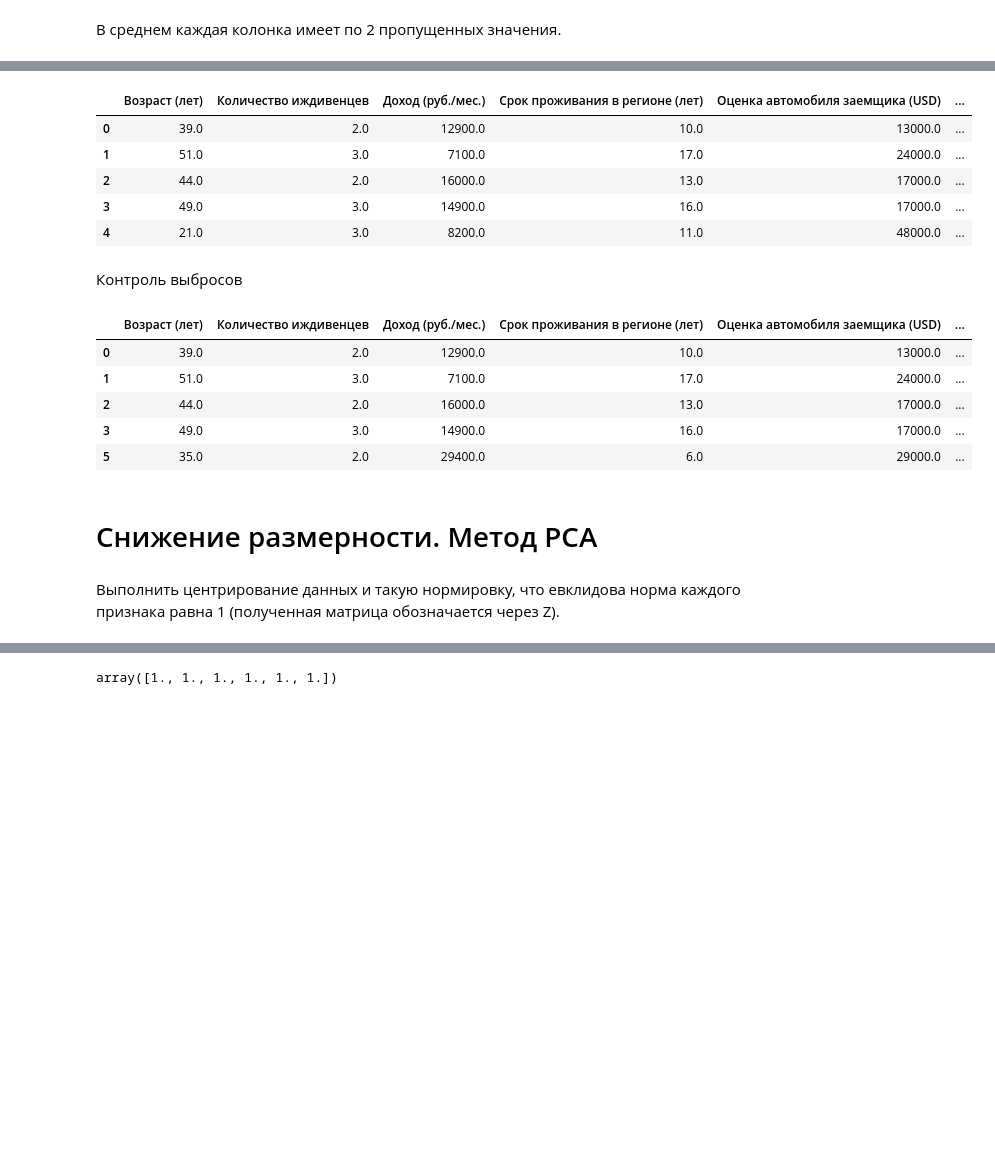
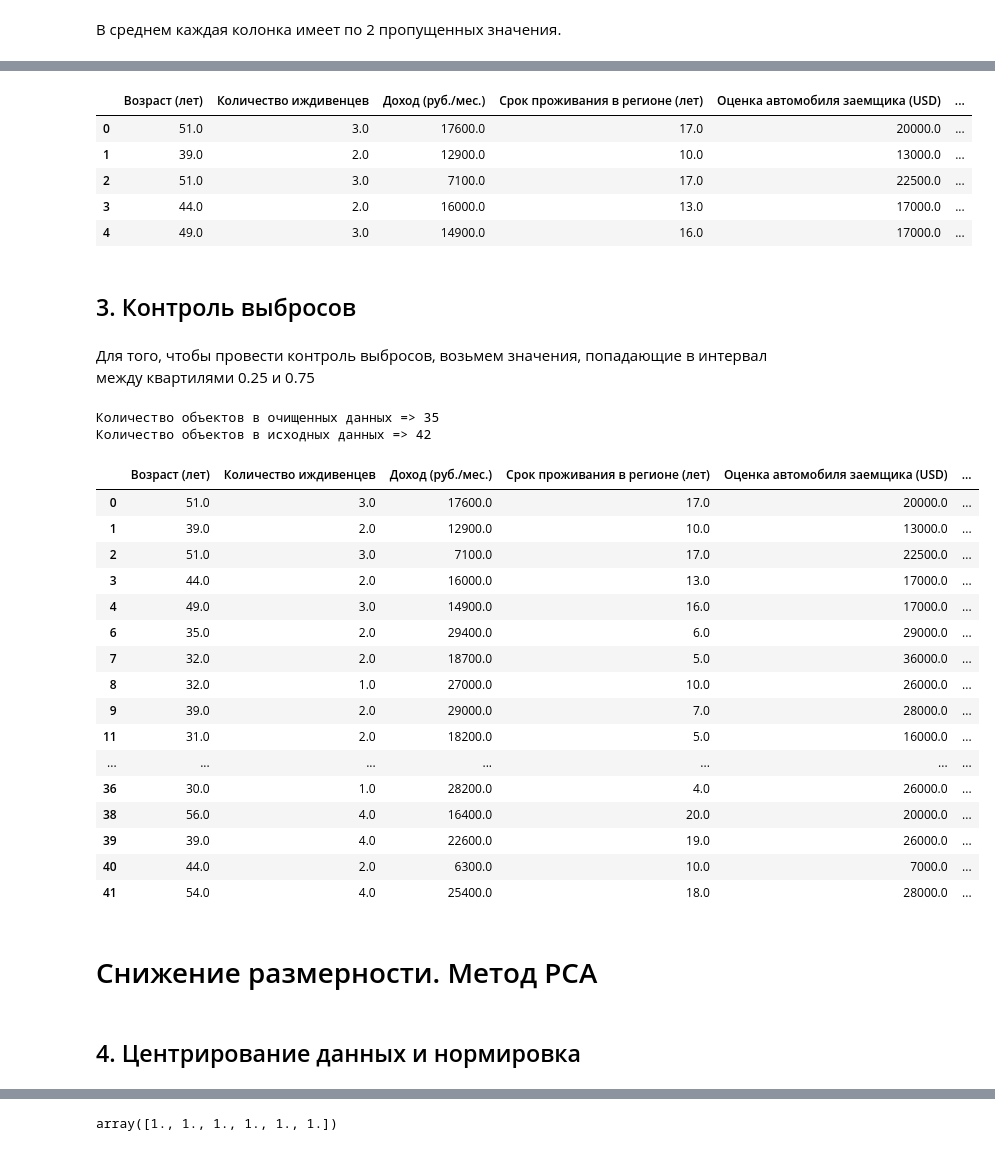
Before and after one commit to Vladislav-Kanev/data_preprocessing_PCA_MDA, a Jupyter notebook: report.ipynb, the cells around one changed output, grey strips where cells are left out. Saved outputs shown, nothing was run; the diff lists cells and outputs as text; code cells hidden in the pictures; blank space fills up the shorter version.

```diff
--- a/report.ipynb
+++ b/report.ipynb
@@ -17,7 +17,7 @@ columns = [
     "Размер кредита (тыс. руб.)"
     ]
 
-data = pd.read_excel('data/23MAG_HW_1_v2.xls', names=columns)
+data = pd.read_excel('data/23MAG_HW_1_v2.xls', header=None, names=columns)
 # %%
 data
 # %% [output]
@@ -87,13 +94,15 @@ data.fillna(data.median(), inplace=True)
 data.head()
 # %% [output]
 |  | Возраст (лет) | Количество иждивенцев | Доход (руб./мес.) | Срок проживания в регионе (лет) | Оценка автомобиля заемщика (USD) | ... |
-| 0 | 39.0 | 2.0 | 12900.0 | 10.0 | 13000.0 | ... |
-| 1 | 51.0 | 3.0 | 7100.0 | 17.0 | 24000.0 | ... |
-| 2 | 44.0 | 2.0 | 16000.0 | 13.0 | 17000.0 | ... |
-| 3 | 49.0 | 3.0 | 14900.0 | 16.0 | 17000.0 | ... |
-| 4 | 21.0 | 3.0 | 8200.0 | 11.0 | 48000.0 | ... |
+| 0 | 51.0 | 3.0 | 17600.0 | 17.0 | 20000.0 | ... |
+| 1 | 39.0 | 2.0 | 12900.0 | 10.0 | 13000.0 | ... |
+| 2 | 51.0 | 3.0 | 7100.0 | 17.0 | 22500.0 | ... |
+| 3 | 44.0 | 2.0 | 16000.0 | 13.0 | 17000.0 | ... |
+| 4 | 49.0 | 3.0 | 14900.0 | 16.0 | 17000.0 | ... |
-# %% [markdown]
-Контроль выбросов
+# %% [markdown]
+## 3. Контроль выбросов
+# %% [markdown]
+Для того, чтобы провести контроль выбросов, возьмем значения, попадающие в интервал между квартилями 0.25 и 0.75
 # %%
 Q1 = data.quantile(0.25)
 Q3 = data.quantile(0.75)
@@ -103,20 +112,35 @@ lower_threshold = Q1 - 1.25 * IQR
 upper_threshold = Q3 + 1.25 * IQR
 
 data_no_outliers = data[(data >= lower_threshold) & (data <= upper_threshold)].dropna()
+# %%
+print(f'Количество объектов в очищенных данных => {len(data_no_outliers)}\nКоличество объектов в исходных данных => {len(data)}')
+# %% [output]
+Количество объектов в очищенных данных => 35
+Количество объектов в исходных данных => 42
 # %%
-data_no_outliers.head()
+data_no_outliers
 # %% [output]
 |  | Возраст (лет) | Количество иждивенцев | Доход (руб./мес.) | Срок проживания в регионе (лет) | Оценка автомобиля заемщика (USD) | ... |
-| 0 | 39.0 | 2.0 | 12900.0 | 10.0 | 13000.0 | ... |
-| 1 | 51.0 | 3.0 | 7100.0 | 17.0 | 24000.0 | ... |
-| 2 | 44.0 | 2.0 | 16000.0 | 13.0 | 17000.0 | ... |
-| 3 | 49.0 | 3.0 | 14900.0 | 16.0 | 17000.0 | ... |
-| 5 | 35.0 | 2.0 | 29400.0 | 6.0 | 29000.0 | ... |
+| 0 | 51.0 | 3.0 | 17600.0 | 17.0 | 20000.0 | ... |
+| 1 | 39.0 | 2.0 | 12900.0 | 10.0 | 13000.0 | ... |
+| 2 | 51.0 | 3.0 | 7100.0 | 17.0 | 22500.0 | ... |
+| 3 | 44.0 | 2.0 | 16000.0 | 13.0 | 17000.0 | ... |
+| 4 | 49.0 | 3.0 | 14900.0 | 16.0 | 17000.0 | ... |
+| 6 | 35.0 | 2.0 | 29400.0 | 6.0 | 29000.0 | ... |
+| 7 | 32.0 | 2.0 | 18700.0 | 5.0 | 36000.0 | ... |
+| 8 | 32.0 | 1.0 | 27000.0 | 10.0 | 26000.0 | ... |
+| 9 | 39.0 | 2.0 | 29000.0 | 7.0 | 28000.0 | ... |
+| 11 | 31.0 | 2.0 | 18200.0 | 5.0 | 16000.0 | ... |
+| ... | ... | ... | ... | ... | ... | ... |
+| 36 | 30.0 | 1.0 | 28200.0 | 4.0 | 26000.0 | ... |
+| 38 | 56.0 | 4.0 | 16400.0 | 20.0 | 20000.0 | ... |
+| 39 | 39.0 | 4.0 | 22600.0 | 19.0 | 26000.0 | ... |
+| 40 | 44.0 | 2.0 | 6300.0 | 10.0 | 7000.0 | ... |
+| 41 | 54.0 | 4.0 | 25400.0 | 18.0 | 28000.0 | ... |
 # %% [markdown]
 # Снижение размерности. Метод PCA
-# %% [markdown]
-Выполнить центрирование данных и такую нормировку, что евклидова норма каждого
-признака равна 1 (полученная матрица обозначается через Z).
+# %% [markdown]
+## 4. Центрирование данных и нормировка
 # %%
 mean = np.mean(data_no_outliers, axis=0)
 centered_data = data_no_outliers - mean
```
Also changed, not shown: parts of 35 cells of this notebook.
